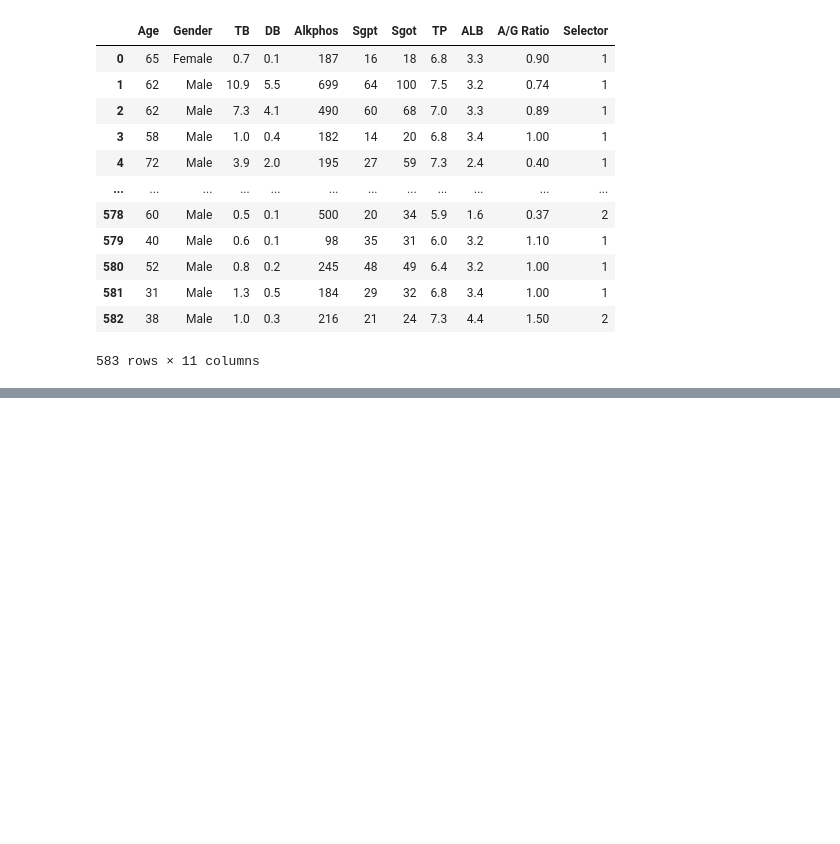
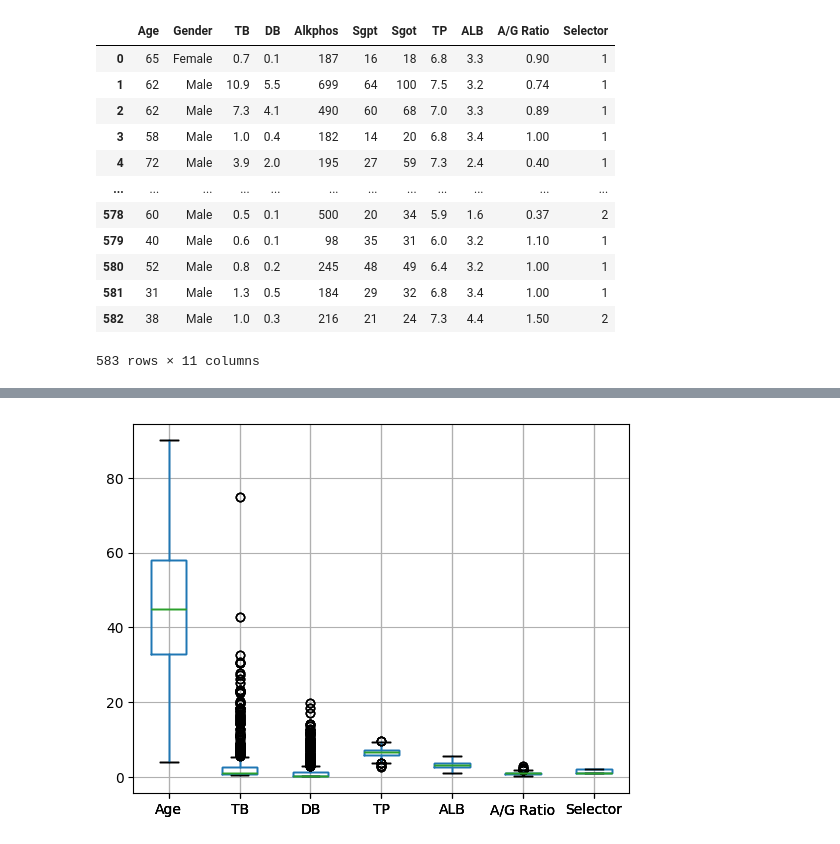
Before and after one commit to dui-luis-alberto-37/error_sesgo_varianza, a Jupyter notebook: T4_error_sesgo_variaza.ipynb, the cells around one changed output, grey strips where cells are left out. Drawn from its saved outputs; the diff is of its cells as text; code cells hidden in the pictures; blank space fills up the shorter version.

```diff
--- a/T4_error_sesgo_variaza.ipynb
+++ b/T4_error_sesgo_variaza.ipynb
@@ -73,0 +91,5 @@ plt.scatter(y, X['Age'])
+# %%
+df.drop(['Alkphos', 'Sgpt', 'Sgot'], axis = 1).boxplot();
+plt.show()
+# %% [output]
+[figure, added]
```
Also changed, not shown: parts of 17 cells of this notebook.
